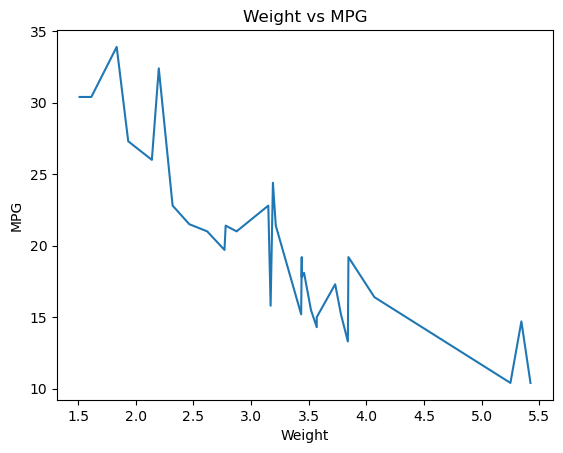
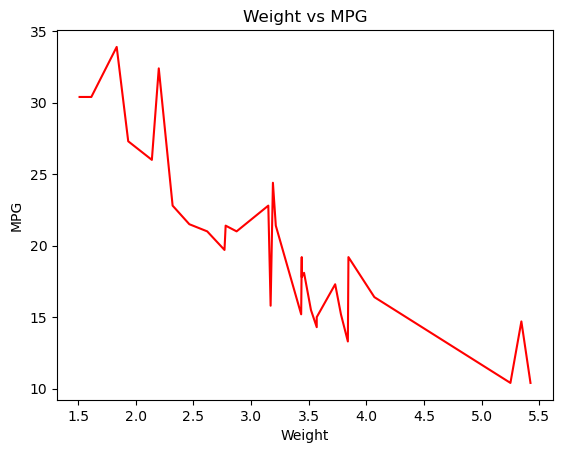
Code edit (unified diff) that turned the first committed figure into the second:
--- before
+++ after
@@ -2,5 +2,5 @@
 df_sorted = df.sort_values(by='wt')
 plt.figure()
-plt.plot(df_sorted['wt'], df_sorted['mpg'])
+plt.plot(df_sorted['wt'], df_sorted['mpg'], color='r')
 plt.title("Weight vs MPG")
 plt.xlabel("Weight")

Commit: a